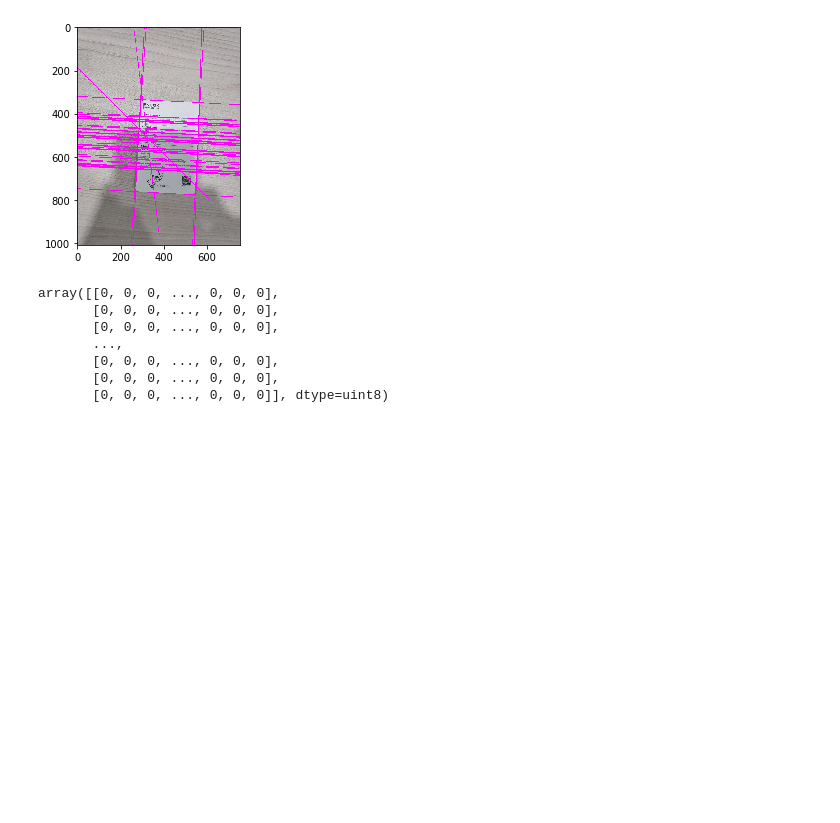
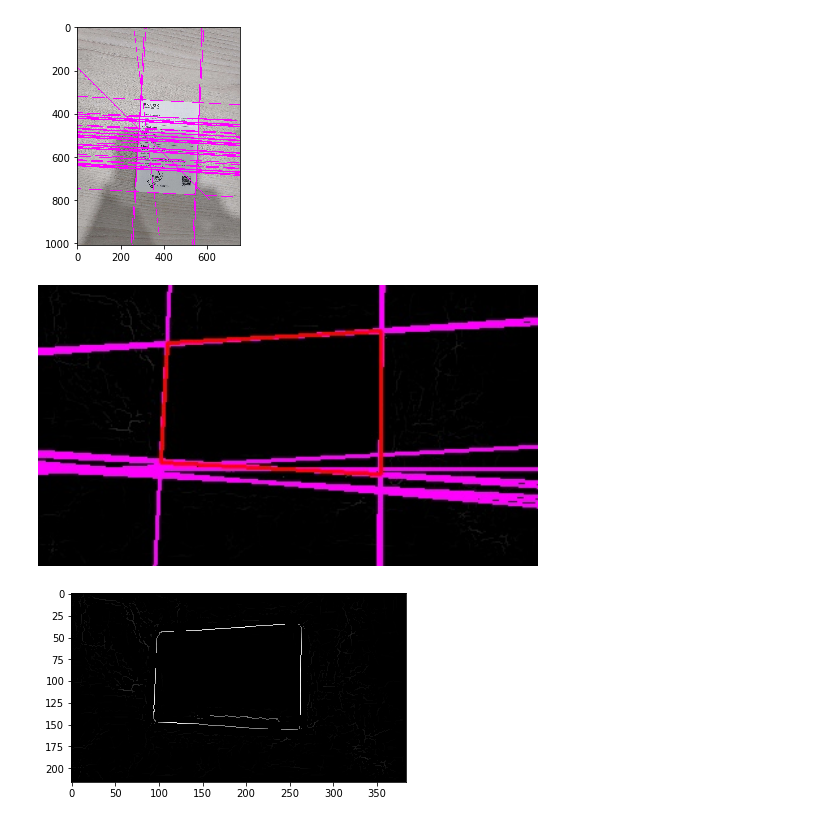
Before and after one commit to haocse/rectangle-test, a Jupyter notebook: Contour.ipynb, the cells around one changed output. Drawn from its saved outputs; the diff is of its cells as text; code cells hidden in the pictures; blank space fills up the shorter version.

```diff
--- a/Contour.ipynb
+++ b/Contour.ipynb
@@ -144,13 +145,3 @@ Image(filename = "cups-lines.jpg", width=500, height=500)
 # %% [output]
 [figure]
 [figure]
-# %%
-cv.drawContours(img, [cnt], 0, (0,255,0), 3)
-# %% [output]
-array([[0, 0, 0, ..., 0, 0, 0],
-       [0, 0, 0, ..., 0, 0, 0],
-       [0, 0, 0, ..., 0, 0, 0],
-       ...,
-       [0, 0, 0, ..., 0, 0, 0],
-       [0, 0, 0, ..., 0, 0, 0],
-       [0, 0, 0, ..., 0, 0, 0]], dtype=uint8)
@@ -156,0 +269,61 @@ array([[0, 0, 0, ..., 0, 0, 0],
+# %%
+processed = cv.imread('processed2.png')
+# processed = cv.imread('edges.png')
+
+cups_lines = np.copy(processed)
+num_pix_threshold = 80
+# kernel = np.ones((5,5), cv.MORPH_RECT)
+# Imgproc.getStructuringElement(Imgproc.MORPH_RECT, new Size(9.0, 9.0));
+kernel = cv.getStructuringElement(cv.MORPH_RECT, (9, 9))
+imgray = cv.cvtColor(processed, cv.COLOR_BGR2GRAY)
+
+
+# preprocessed = cv.GaussianBlur(imgray, (5, 5), 0)
+# imgray = cv.dilate(imgray, kernel)
+
+plt.imshow(cv.cvtColor(imgray, cv.COLOR_BGR2RGB))
+lines = cv.HoughLines(imgray, 1, np.pi/180, num_pix_threshold, 65, 20, 20)
+# lines = cv.HoughLinesP(imgray, 1, np.pi/180, num_pix_threshold, 45, 10, 20)
+
+# for line in lines:
+#     for x1,y1,x2,y2 in line:
+#         #how to convert 2-points -> . a line..
+#         cv.line(cups_lines, (x1,y1), (x2,y2), (255,0,255), 2)
+
+# color_edges = np.dstack((processed, processed, processed))
+# combo = cv.addWeighted(color_edges, 0.8, cups_lines, 1, 0)
+for line in lines:
+    for rho, theta in line:
+        # convert line equation into start and end points of line
+        a = np.cos(theta)
+        b = np.sin(theta)
+        x0 = a * rho
+        y0 = b * rho
+
+        x1 = int(x0 + 1000*(-b))
+        y1 = int(y0 + 1000*(a))
+
+        x2 = int(x0 - 1000*(-b))
+        y2 = int(y0 - 1000*(a))
+
+        cv.line(cups_lines, (x1,y1), (x2,y2), (255,0,255), 2)
+
+# plt.imshow(cv.cvtColor(cups_lines, cv.COLOR_BGR2RGB))
+group_similar_thr=30
+lines = _cvhoughlines2list(lines)
+if group_similar_thr != 0:
+    lines = _group_similar(lines, group_similar_thr)
+lines2 = find_intersections(lines, cups_lines)
+
+quad = find_quadrilaterals(lines2)
+# print (quad)
+
+for line in quad:
+#     print (line['lines'])
+    cv.line(cups_lines, line[0], line[1], (0,0,255), 2)
+cv.imwrite('processed_lines.jpg', cups_lines)
+Image(filename = "processed_lines.jpg", width=500, height=500)
+# Image(filename = "processed.png", width=500, height=500)
+# %% [output]
+[figure, added]
+[figure, added]
```
Also changed, not shown: parts of 3 cells of this notebook, 8 other files.
